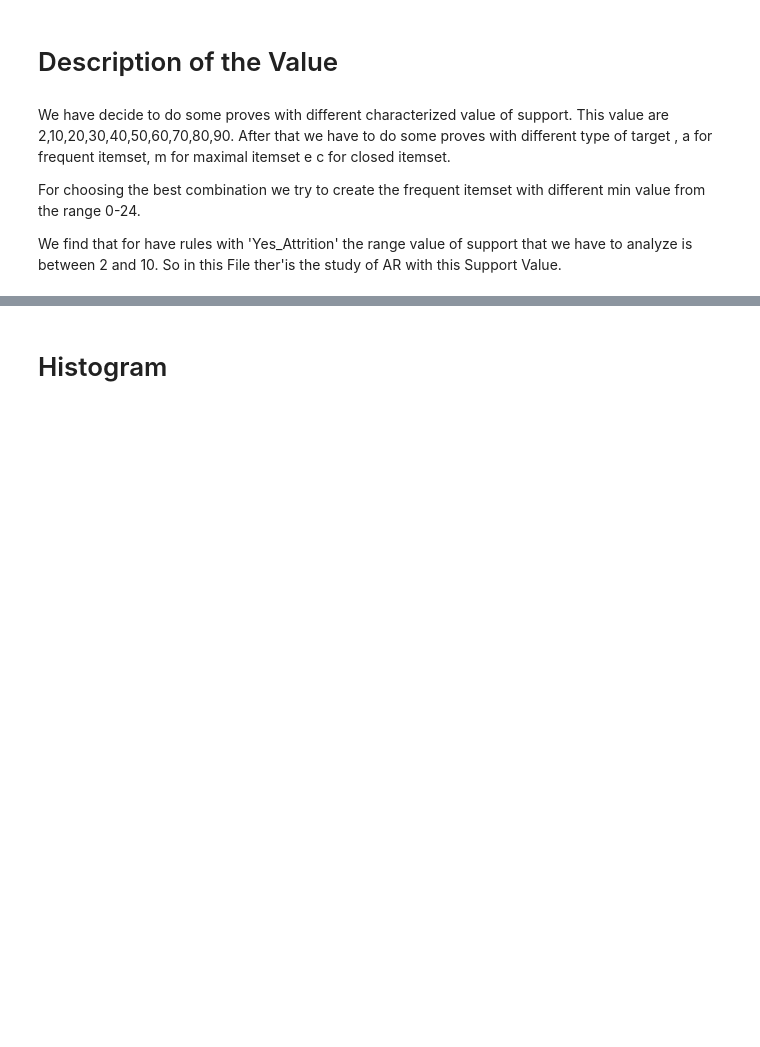
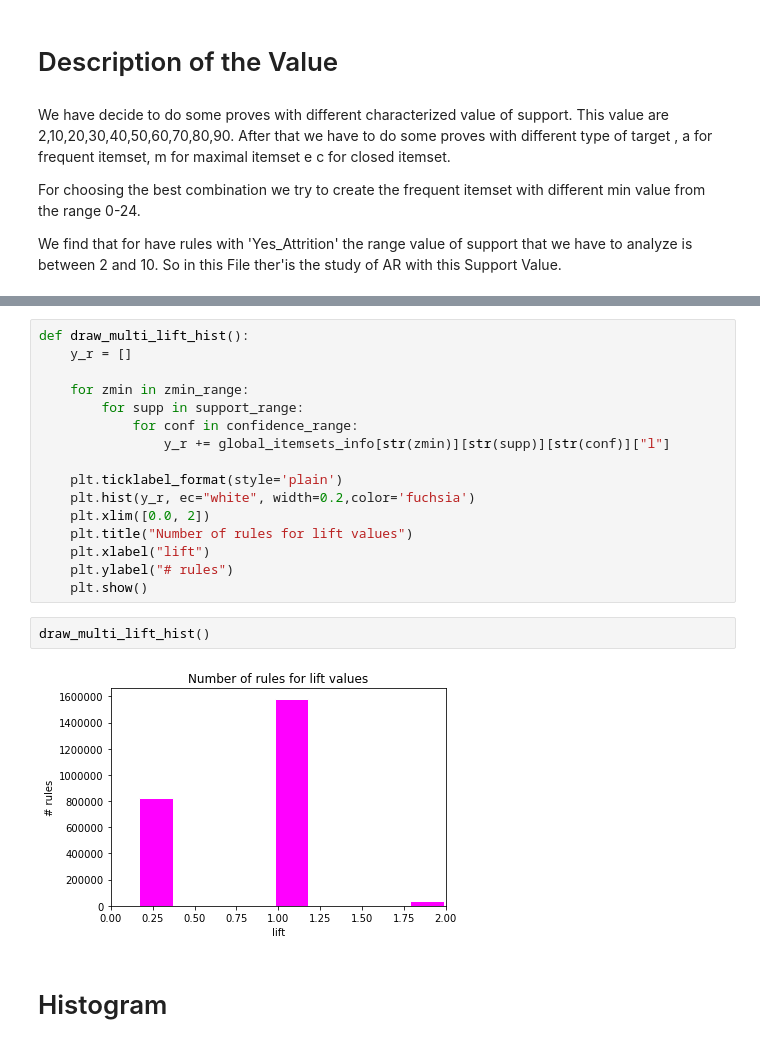
Before and after one commit to Mariabba/DataMining1_Fundamentals, a Jupyter notebook: notebook/PatternMining/Dataset-3/AssociationRules_Dataset_3_RulesHistogram.ipynb, the cells around one changed output, grey strips where cells are left out. Saved outputs shown, nothing was run; the diff lists cells and outputs as text; blank space fills up the shorter version.

```diff
--- a/notebook/PatternMining/Dataset-3/AssociationRules_Dataset_3_RulesHistogram.ipynb
+++ b/notebook/PatternMining/Dataset-3/AssociationRules_Dataset_3_RulesHistogram.ipynb
@@ -198,3 +265,23 @@ We find that for have rules with 'Yes_Attrition' the range value of support that
+# %%
+def draw_multi_lift_hist():
+    y_r = []
+
+    for zmin in zmin_range:
+        for supp in support_range:
+            for conf in confidence_range:
+                y_r += global_itemsets_info[str(zmin)][str(supp)][str(conf)]["l"]
+
+    plt.ticklabel_format(style='plain')
+    plt.hist(y_r, ec="white", width=0.2,color='fuchsia')
+    plt.xlim([0.0, 2])
+    plt.title("Number of rules for lift values")
+    plt.xlabel("lift")
+    plt.ylabel("# rules")
+    plt.show()
+# %%
+draw_multi_lift_hist()
+# %% [output]
+[figure, added]
 # %% [markdown]
 # Histogram
 # %% [markdown]
```
Also changed, not shown: parts of 5 cells of this notebook, 1 other file.
